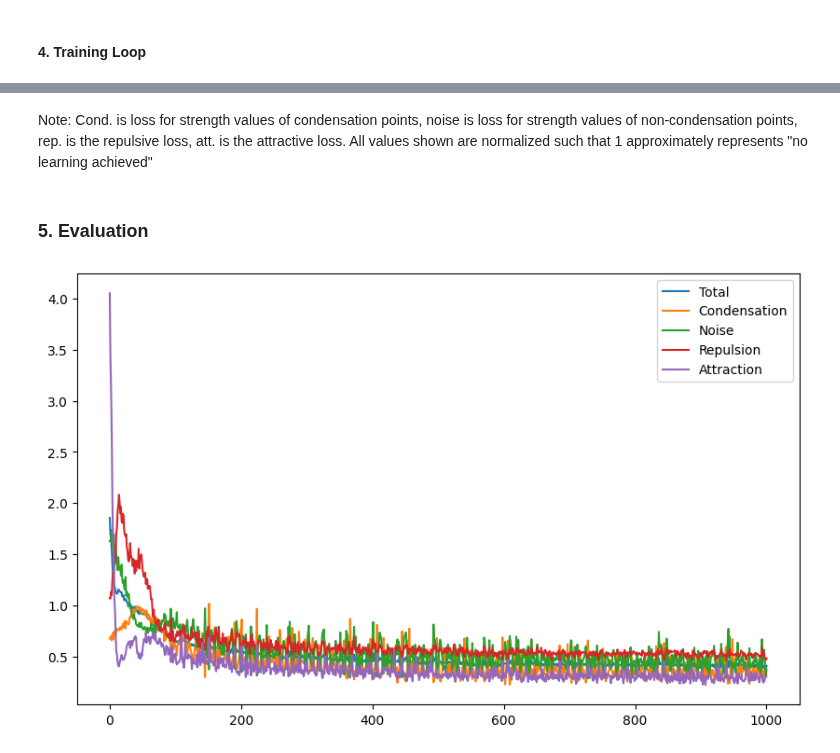
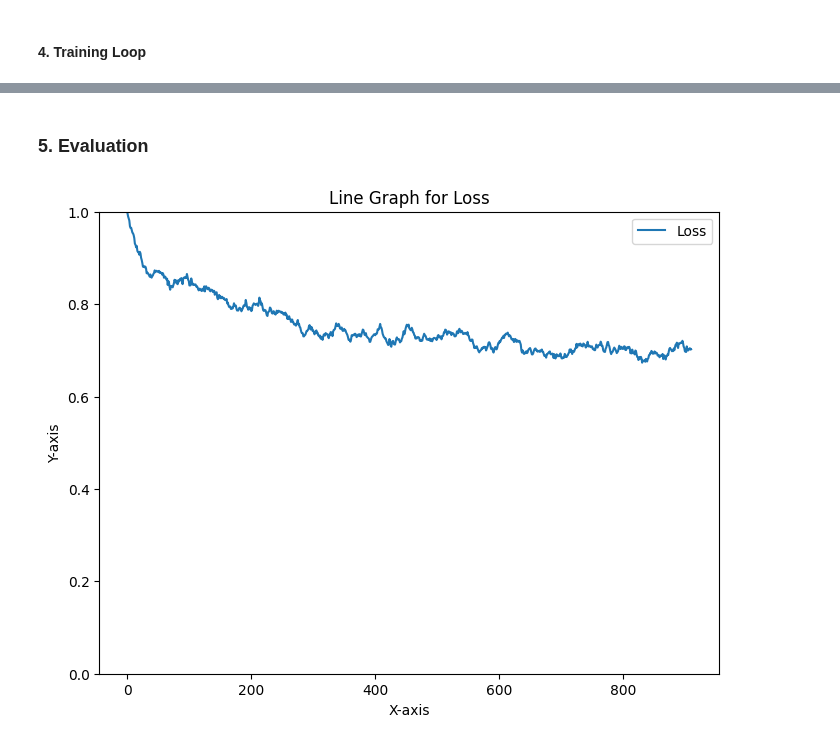
Before and after one commit to gnn-tracking/jian-gnn-tracking-experiments, a Jupyter notebook: notebooks/test.ipynb, the cells around one changed output, grey strips where cells are left out. Cells and saved outputs as stored; diff of their text form; code cells hidden in the pictures.

```diff
--- a/notebooks/test.ipynb
+++ b/notebooks/test.ipynb
@@ -161,45 +117,36 @@ print(normalization_factor)
+# %%
+lr = 0.06
+
+optimizer = torch.optim.Adam(gravnet.parameters(), lr=lr) # 0.03 -> 0.01 -> 0.0025
+scheduler = torch.optim.lr_scheduler.ExponentialLR(optimizer, gamma = 1)
 # %%
 data_index = 0
 loss_storage = []
 iteration = 0
+smoothed_loss = 1
 # %%
 while True:
     iteration += 1
     optimizer.zero_grad()
-    y = gravnet(raw_data[data_index].x) / normalization_factor
-    loss, a, b, c, d = loss_function(raw_data[data_index].particle_id, torch.sigmoid(y[:, 0]), y[:, 1:])
-    loss_storage.append([loss.item(), a, b, c, d])
-    print("Iteration:", iteration, "Total Loss: ", loss.item(), "|", "cond.", ((a*100)//1)/100 , "noise", ((b*100)//1)/100, "rep.", ((100*c)//1)/100, "att.", ((100*d)//1)/100)
+    x, beta = gravnet(raw_data[data_index].x)
+    loss = loss_function(x, beta, raw_data[data_index])
+
+    smoothed_loss = smoothed_loss*0.95 + loss.item()*0.05
+    print("Iteration:", iteration, lr, "Total Loss: ", loss.item(), accuracy(x, raw_data[data_index].particle_id))
+    loss_storage.append(smoothed_loss)
+
     loss.backward()
     optimizer.step()
+    scheduler.step()
     data_index += 1
-    if(data_index >= len(raw_data)):
+
+    if iteration % 150 == 0 and lr > 0.001:
+        lr = lr/3
+        optimizer = torch.optim.Adam(gravnet.parameters(), lr=lr)
+
+    if(data_index >= (len(raw_data) - 100)):
         data_index = 0
 
 # Cleared training output due to length
-# %% [markdown]
-Note: Cond. is loss for strength values of condensation points, noise is loss for strength values of non-condensation points, rep. is the repulsive loss, att. is the attractive loss. All values shown are normalized such that 1 approximately represents "no learning achieved"
 # %% [markdown]
 ### 5. Evaluation
-# %%
-for i in range(len(loss_storage)):
-    loss_storage[i][0] = loss_storage[i][0].item()
-# %%
-# Plot loss over time
-
-import matplotlib.pyplot as plt
-import numpy as np
-
-key = ['Total', 'Condensation', 'Noise', 'Repulsion', 'Attraction']
-
-data = list(zip(*loss_storage))
-
-plt.figure(figsize=(10, 6))
-
-for i, sublist in enumerate(data):
-    plt.plot(sublist, label=key[i])
-
-plt.legend()
-plt.show()
-# %% [output]
-[figure, removed]
@@ -206 +155,19 @@ plt.show()
+# %%
+import seaborn as sns
+import matplotlib.pyplot as plt
+
+plt.figure(figsize=(8, 6))
+
+sns.lineplot(x=range(len(loss_storage)), y=loss_storage, label="Loss")
+
+plt.title('Line Graph for Loss')
+plt.xlabel('X-axis')
+plt.ylabel('Y-axis')
+
+plt.gca().set_ylim(0, 1)
+
+plt.legend()
+plt.show()
+# %% [output]
+[figure, added]
 # %%
```
Also changed, not shown: parts of 24 cells of this notebook.
